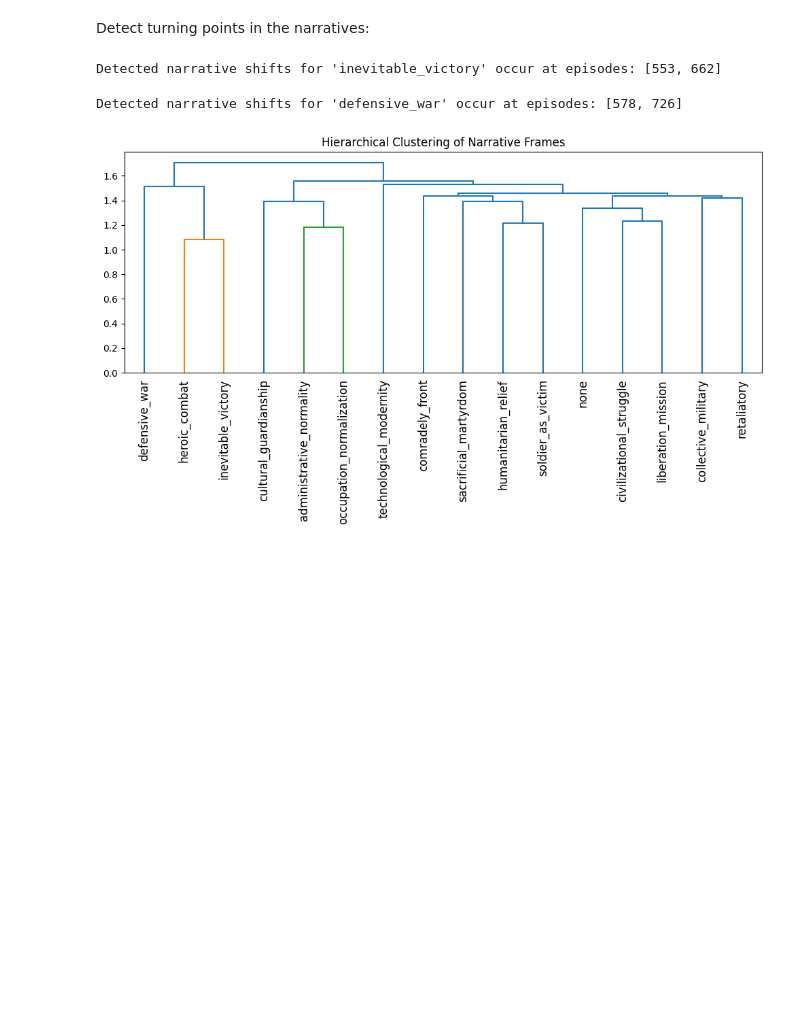
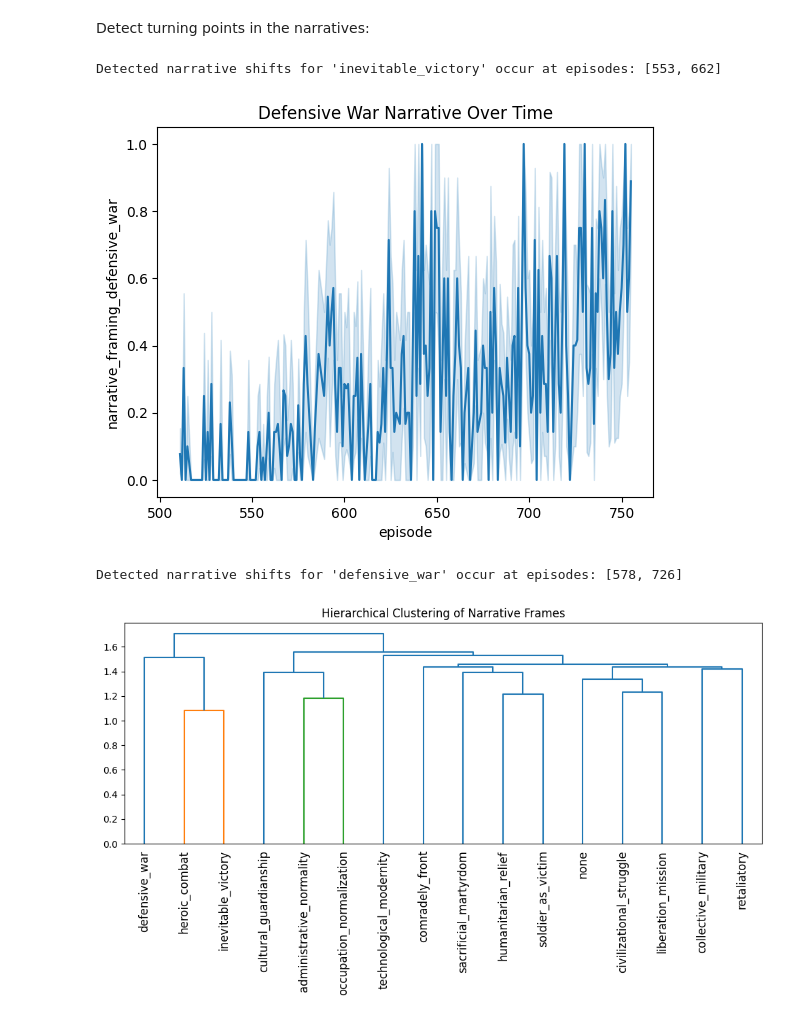
Before and after one commit to chill-bird/cultural_analytics_project, a Jupyter notebook: src/analysis/analyze_narratives.ipynb, the cells around one changed output. Saved outputs shown, nothing was run; the diff lists cells and outputs as text; code cells hidden in the pictures; blank space fills up the shorter version.

```diff
--- a/src/analysis/analyze_narratives.ipynb
+++ b/src/analysis/analyze_narratives.ipynb
@@ -533,6 +531,18 @@ episode_numbers = episode_means.index[breaks].tolist()
 print("Detected narrative shifts for 'inevitable_victory' occur at episodes:", episode_numbers)
 # %% [output]
 Detected narrative shifts for 'inevitable_victory' occur at episodes: [553, 662]
+# %%
+sns.lineplot(
+    data=df,
+    x="episode",
+    y="narrative_framing_defensive_war",
+    estimator="mean"
+)
+
+plt.title("Defensive War Narrative Over Time")
+plt.show()
+# %% [output]
+[figure, added]
 # %%
 series = episode_means["narrative_framing_defensive_war"].values
 
```
Also changed, not shown: parts of 10 cells of this notebook.
